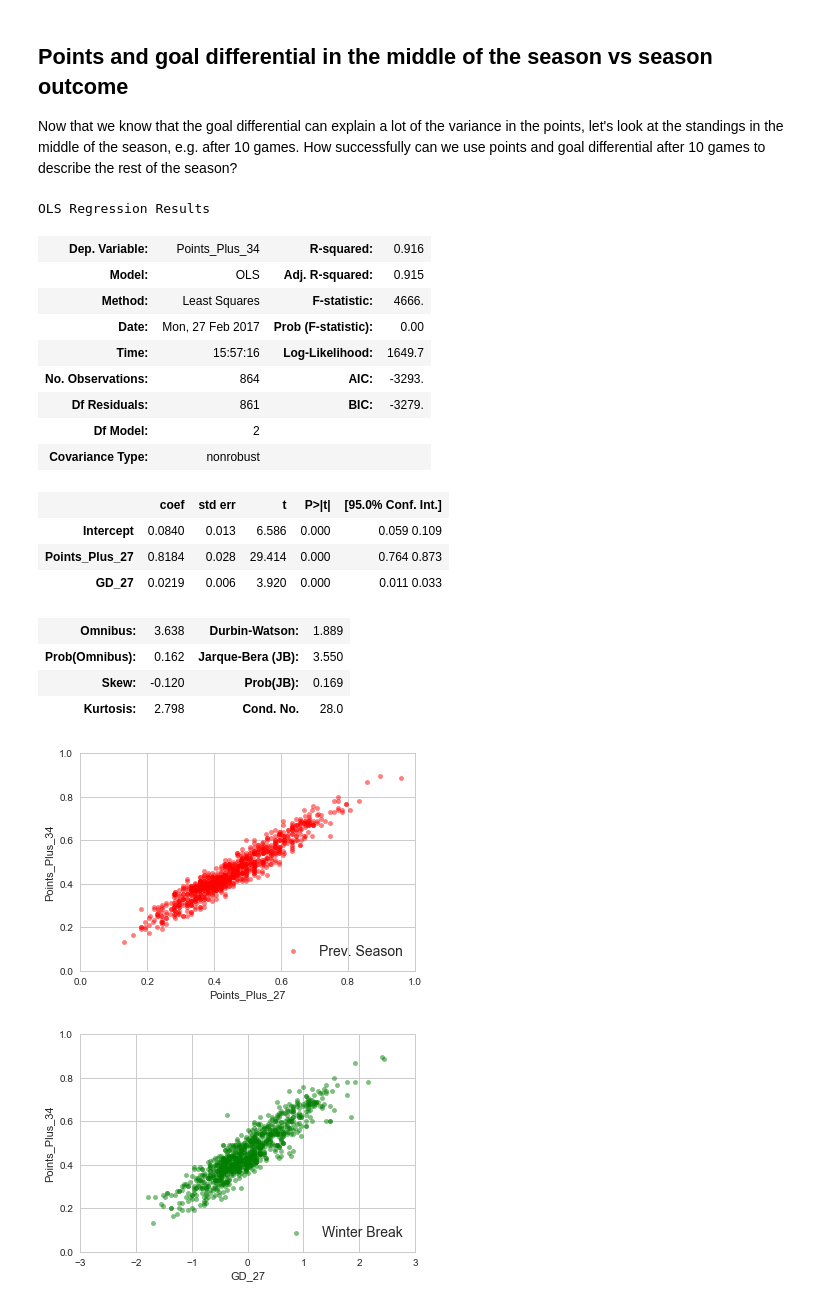
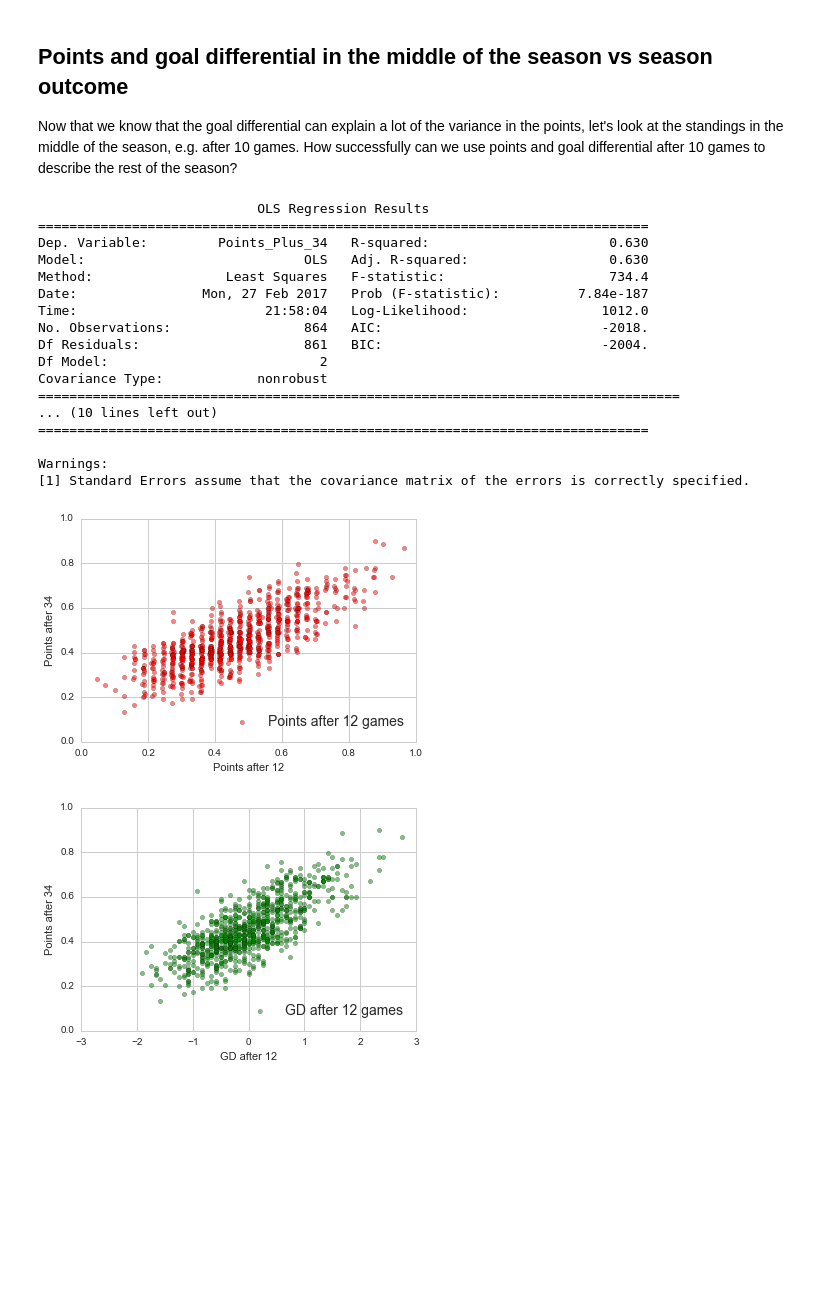
Before and after one commit to apbecker/Bundesliga_Analysis, a Jupyter notebook: Data_Analysis.ipynb, the cells around one changed output. Drawn from its saved outputs; the diff is of its cells as text; code cells hidden in the pictures; blank space fills up the shorter version.

Commit message:
Extended regressions and ananalysis of coefficients

```diff
--- a/Data_Analysis.ipynb
+++ b/Data_Analysis.ipynb
@@ -221,37 +221,45 @@ def comparison(gd, last_year=None, first_year=None):
     comparison_df = comparison_df / [gd, gd, 3*gd, 3*gd, 1, 34, 34, 102, 102, 1, 3*(34-gd), 3*(34-gd), 1, 1, 102, 34]
     return comparison_df.query("Season>="+str(first_year))
 # %%
-gd = 8
+gd = 12
 comparison_df = comparison(gd, 2015)
 # %%
 fig, ax = plt.subplots()
-comparison_df.loc[:, ["Points_Plus_34", "Points_Plus_"+str(gd)]].plot(kind='scatter', x="Points_Plus_"+str(gd), y="Points_Plus_34",
-                                                                      c='r', alpha=0.5, label="Prev. Season", ylim=(0,1), xlim=(0,1), ax=ax)
+comparison_df.loc[:, ["Points_Plus_34",
+                      "Points_Plus_"+str(gd)]].plot(kind='scatter', x="Points_Plus_"+str(gd), y="Points_Plus_34",
+                                                    c='r', alpha=0.5, label="Points after " + str(gd) + " games",
+                                                    ylim=(0,1), xlim=(0,1), ax=ax)
+ax.set_xlabel("Points after " + str(gd))
+ax.set_ylabel("Points after 34")
 plt.legend(loc=4, fontsize=14)
 
-comparison_df.loc[:, ["Points_Plus_34", "GD_"+str(gd)]].plot(kind='scatter', x="GD_"+str(gd), y="Points_Plus_34",
-                                                             c='g', alpha=0.5, label="Winter Break", ylim=(0,1), xlim=(-3,3))
+fig, ax = plt.subplots()
+comparison_df.loc[:, ["Points_Plus_34",
+                      "GD_"+str(gd)]].plot(kind='scatter', x="GD_"+str(gd), y="Points_Plus_34",
+                                           c='g', alpha=0.5, label="GD after " + str(gd) + " games",
+                                           ylim=(0,1), xlim=(-3,3), ax=ax)
+ax.set_xlabel("GD after " + str(gd))
+ax.set_ylabel("Points after 34")
 
 plt.legend(loc=4, fontsize=14)
-sm.ols(formula='Points_Plus_34 ~ Points_Plus_'+str(gd)+'+GD_'+str(gd), data=comparison_df).fit().summary()
+print sm.ols(formula='Points_Plus_34 ~ Points_Plus_'+str(gd)+'+GD_'+str(gd), data=comparison_df).fit().summary()
 # %% [output]
-OLS Regression Results
+                            OLS Regression Results
+==============================================================================
+Dep. Variable:         Points_Plus_34   R-squared:                       0.630
+Model:                            OLS   Adj. R-squared:                  0.630
+Method:                 Least Squares   F-statistic:                     734.4
+Date:                Mon, 27 Feb 2017   Prob (F-statistic):          7.84e-187
+Time:                        21:58:04   Log-Likelihood:                 1012.0
+No. Observations:                 864   AIC:                            -2018.
+Df Residuals:                     861   BIC:                            -2004.
+Df Model:                           2
+Covariance Type:            nonrobust
+==================================================================================
+... (10 lines left out)
+==============================================================================
+
+Warnings:
+[1] Standard Errors assume that the covariance matrix of the errors is correctly specified.
-| Dep. Variable: | Points_Plus_34 | R-squared: | 0.916 |
-| Model: | OLS | Adj. R-squared: | 0.915 |
-| Method: | Least Squares | F-statistic: | 4666. |
-| Date: | Mon, 27 Feb 2017 | Prob (F-statistic): | 0.00 |
-| Time: | 15:57:16 | Log-Likelihood: | 1649.7 |
-| No. Observations: | 864 | AIC: | -3293. |
-| Df Residuals: | 861 | BIC: | -3279. |
-| Df Model: | 2 |  |  |
-| Covariance Type: | nonrobust |  |  |
-|  | coef | std err | t | P>|t| | [95.0% Conf. Int.] |
-| Intercept | 0.0840 | 0.013 | 6.586 | 0.000 | 0.059 0.109 |
-| Points_Plus_27 | 0.8184 | 0.028 | 29.414 | 0.000 | 0.764 0.873 |
-| GD_27 | 0.0219 | 0.006 | 3.920 | 0.000 | 0.011 0.033 |
-| Omnibus: | 3.638 | Durbin-Watson: | 1.889 |
-| Prob(Omnibus): | 0.162 | Jarque-Bera (JB): | 3.550 |
-| Skew: | -0.120 | Prob(JB): | 0.169 |
-| Kurtosis: | 2.798 | Cond. No. | 28.0 |
-[figure, old version]
+[figure, new version]
-[figure, old version]
+[figure, new version]
```
Also changed, not shown: parts of 15 cells of this notebook.
